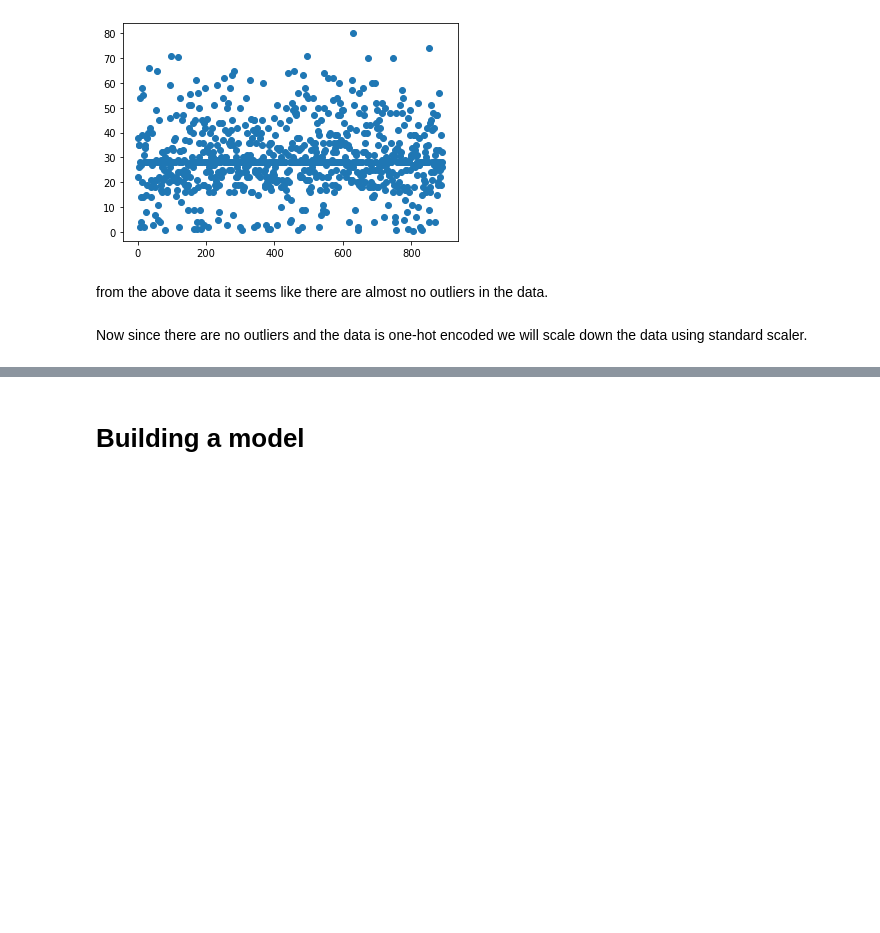
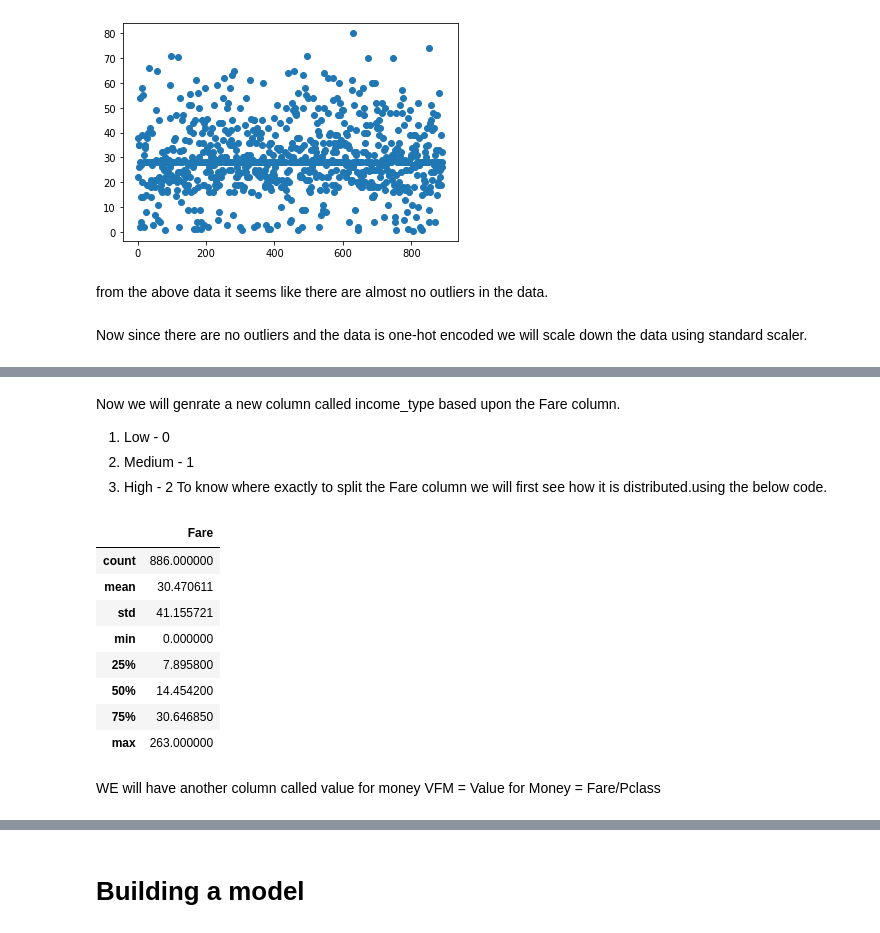
Before and after one commit to Praj-17/Kaggle-Competitions, a Jupyter notebook: Titanic Problem/code.ipynb, the cells around one changed output, grey strips where cells are left out. Cells and saved outputs as stored; diff of their text form; code cells hidden in the pictures; blank space fills up the shorter version.

```diff
--- a/Titanic Problem/code.ipynb
+++ b/Titanic Problem/code.ipynb
@@ -80,3 +68,3 @@ test_data.fillna(test_data['Age'].median(), axis=1, inplace=True)
 # %%
-# train_data = pd.concat([train_data, embarked_fact_train, sex_fact_train,pclass_fact_train], axis=1)
-# test_data = pd.concat([test_data, embarked_fact_test, sex_fact_test,pclass_fact_test], axis=1)
+test_data = pd.concat([test_data, embarked_fact_test, sex_fact_test], axis=1)
+train_data = pd.concat([train_data, embarked_fact_train, sex_fact_train], axis=1)
@@ -172,0 +163,18 @@ Let us check the data once again.
+# %% [markdown]
+Now we will genrate a new column called income_type based upon the Fare column.
+1. Low      - 0
+2. Medium   - 1
+3. High     - 2
+To know where exactly to split the Fare column we will first see how it is distributed.using the below code.
+# %%
+pd.DataFrame(train_data['Fare']).describe()
+# %% [output]
+|  | Fare |
+| count | 886.000000 |
+| mean | 30.470611 |
+| std | 41.155721 |
+| min | 0.000000 |
+| 25% | 7.895800 |
+| 50% | 14.454200 |
+| 75% | 30.646850 |
+| max | 263.000000 |
@@ -172,0 +200,3 @@ Let us check the data once again.
+# %% [markdown]
+WE will have another column called value for money
+VFM = Value for Money = Fare/Pclass
```
Also changed, not shown: parts of 36 cells of this notebook, 20 other files.
